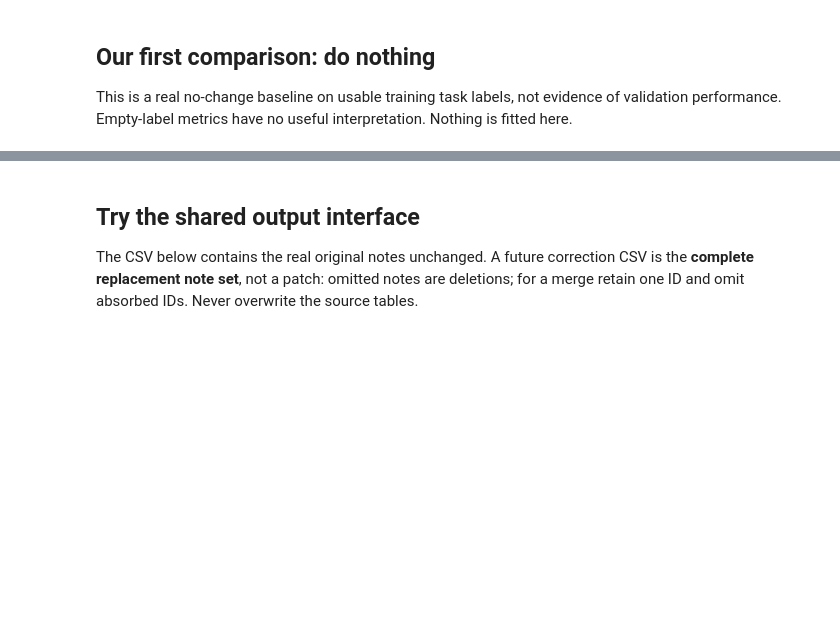
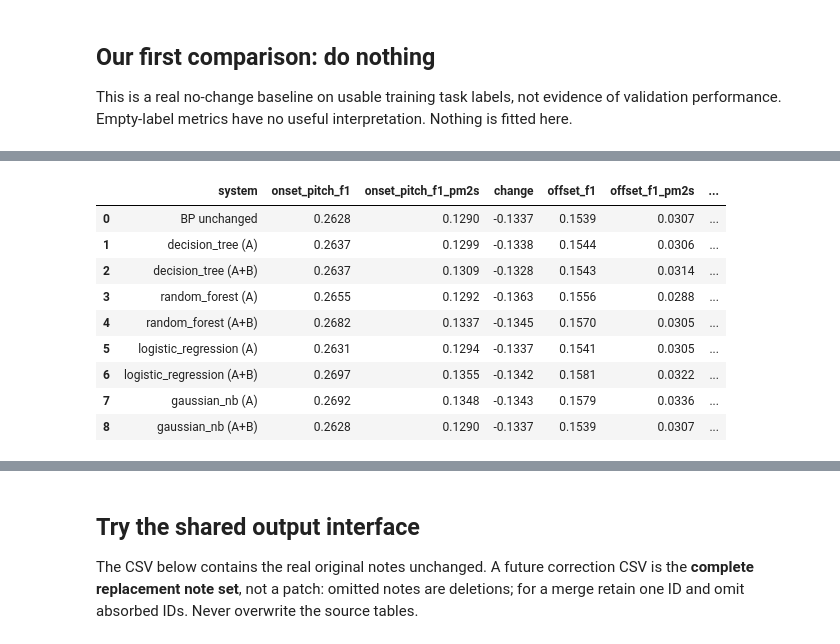
Before and after one commit to feliciaor2024-arch/Scoretify-Project, a Jupyter notebook: notebooks/correction_handover/felicia_false_starter.ipynb, the cells around one changed output, grey strips where cells are left out. Cells and saved outputs as stored; diff of their text form; code cells hidden in the pictures; blank space fills up the shorter version.

```diff
--- a/notebooks/correction_handover/felicia_false_starter.ipynb
+++ b/notebooks/correction_handover/felicia_false_starter.ipynb
@@ -74,0 +321,72 @@ Use `X_task` and the separate labels when you are ready. Keep validation separat
+# %%
+# Setup (once): pip install torch pretty_midi mido   (into the project .venv)
+#               git clone https://github.com/cheriell/PM2S external/PM2S   (tested at commit 9586f91)
+#               put RNNJointBeatModel.pth and RNNJointQuantisationModel.pth from https://zenodo.org/records/10520196
+#               into external/PM2S/pm2s/_model_state_dicts/{beat,quantisation}/  (PM2S's own downloader needs wget)
+PM2S_DIR = (HERE / '..' / '..' / 'external' / 'PM2S').resolve()
+PM2S_WEIGHTS = [PM2S_DIR / 'pm2s' / '_model_state_dicts' / 'beat' / 'RNNJointBeatModel.pth',
+                PM2S_DIR / 'pm2s' / '_model_state_dicts' / 'quantisation' / 'RNNJointQuantisationModel.pth']
+PM2S_AVAILABLE = all(w.exists() for w in PM2S_WEIGHTS)
+if PM2S_AVAILABLE:
+    sys.path.insert(0, str(PM2S_DIR))
+    try:
+        from pm2s.features.beat import RNNJointBeatProcessor
+        from pm2s.features.quantisation import RNNJointQuantisationProcessor
+        PM2S_BEAT, PM2S_QUANT = RNNJointBeatProcessor(), RNNJointQuantisationProcessor()
+    except ImportError:  # torch / pretty_midi / mido not installed
+        PM2S_AVAILABLE = False
+AUDIO_DURATION = eval_manifest.set_index('recording_id')['duration_seconds_if_validated'].astype(float)
+
+def pm2s_quantise(table):
+    """Run PM2S on these notes (per recording) and move each start/end to PM2S's quantised time.
+    Recordings where PM2S finds fewer than 2 beats keep their timing."""
+    out = table[cu.NOTE_COLUMNS].copy()
+    for _, n in table.sort_values(['recording_id', 'start']).groupby('recording_id', sort=False):
+        seq = np.c_[n['pitch'], n['start'], n['end'] - n['start'],
+                    np.clip(np.round(n['amplitude'] * 127), 1, 127)].astype('float32')  # velocity from BP amplitude
+        try:
+            beats = np.asarray(PM2S_BEAT.process_note_seq(seq)[0], dtype=float)
+            position, value = PM2S_QUANT.process_note_seq(seq)  # onset position and note value, in beats
+        except IndexError:  # PM2S's beat post-processing fails when it finds only one beat
+            continue
+        if len(n) < 2 or len(beats) < 2:
+            continue
+        ibi = np.diff(beats)
+        onset = n['start'].to_numpy()
+        j = np.clip(np.searchsorted(beats, onset, 'right') - 1, 0, len(ibi) - 1)  # beat interval holding the onset
+        anchor = beats[j] + np.floor((onset - beats[j]) / ibi[j]) * ibi[j]        # extends the grid before/after
+        start = np.maximum(anchor + (position - np.floor(position)) * ibi[j], 0.)
+        end = np.minimum(np.where(value > 0, start + value * ibi[j], n['end']), AUDIO_DURATION[n['recording_id'].iloc[0]])
+        ok = end > start + 1e-3
+        out.loc[n.index[ok], 'start'], out.loc[n.index[ok], 'end'] = start[ok], end[ok]
+    return out
+
+# PM2S after unchanged BP and after each of the 8 models (PM2S re-run on the notes each model keeps).
+pm2s_rows = []
+systems = [('BP unchanged', notes)] + [(f'{m} ({fs})', notes.loc[~r['delete']]) for (m, fs), r in RESULTS.items()]
+if not PM2S_AVAILABLE:
+    systems = []
+    print('PM2S not installed: section skipped (see setup lines at the top). Saved results: exports/felicia_false_results_pm2s_*.csv')
+for name, table in systems:
+    out = pm2s_quantise(table)
+    before, _ = score(table[cu.NOTE_COLUMNS])
+    after, _ = score(out)
+    shift = (out['start'] - table['start']).abs()
+    pm2s_rows.append(dict(system=name, onset_pitch_f1=before['song_macro_f1'], onset_pitch_f1_pm2s=after['song_macro_f1'],
+                          change=after['song_macro_f1'] - before['song_macro_f1'], offset_f1=before['song_macro_offset_f1'],
+                          offset_f1_pm2s=after['song_macro_offset_f1'], median_onset_shift_s=shift.median(),
+                          onsets_moved_over_50ms=(shift > .05).mean()))
+pm2s_results = pd.DataFrame(pm2s_rows)
+if len(pm2s_results):
+    display(pm2s_results.round(4))
+# %% [output]
+|  | system | onset_pitch_f1 | onset_pitch_f1_pm2s | change | offset_f1 | offset_f1_pm2s | ... |
+| 0 | BP unchanged | 0.2628 | 0.1290 | -0.1337 | 0.1539 | 0.0307 | ... |
+| 1 | decision_tree (A) | 0.2637 | 0.1299 | -0.1338 | 0.1544 | 0.0306 | ... |
+| 2 | decision_tree (A+B) | 0.2637 | 0.1309 | -0.1328 | 0.1543 | 0.0314 | ... |
+| 3 | random_forest (A) | 0.2655 | 0.1292 | -0.1363 | 0.1556 | 0.0288 | ... |
+| 4 | random_forest (A+B) | 0.2682 | 0.1337 | -0.1345 | 0.1570 | 0.0305 | ... |
+| 5 | logistic_regression (A) | 0.2631 | 0.1294 | -0.1337 | 0.1541 | 0.0305 | ... |
+| 6 | logistic_regression (A+B) | 0.2697 | 0.1355 | -0.1342 | 0.1581 | 0.0322 | ... |
+| 7 | gaussian_nb (A) | 0.2692 | 0.1348 | -0.1343 | 0.1579 | 0.0336 | ... |
+| 8 | gaussian_nb (A+B) | 0.2628 | 0.1290 | -0.1337 | 0.1539 | 0.0307 | ... |
```
Also changed, not shown: parts of 25 cells of this notebook, 12 other files.
